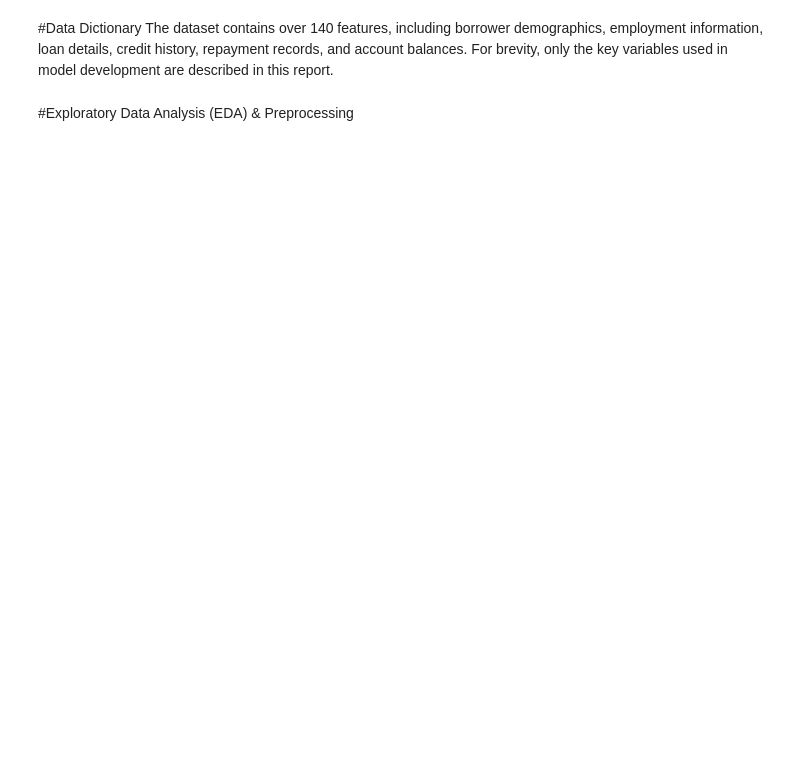
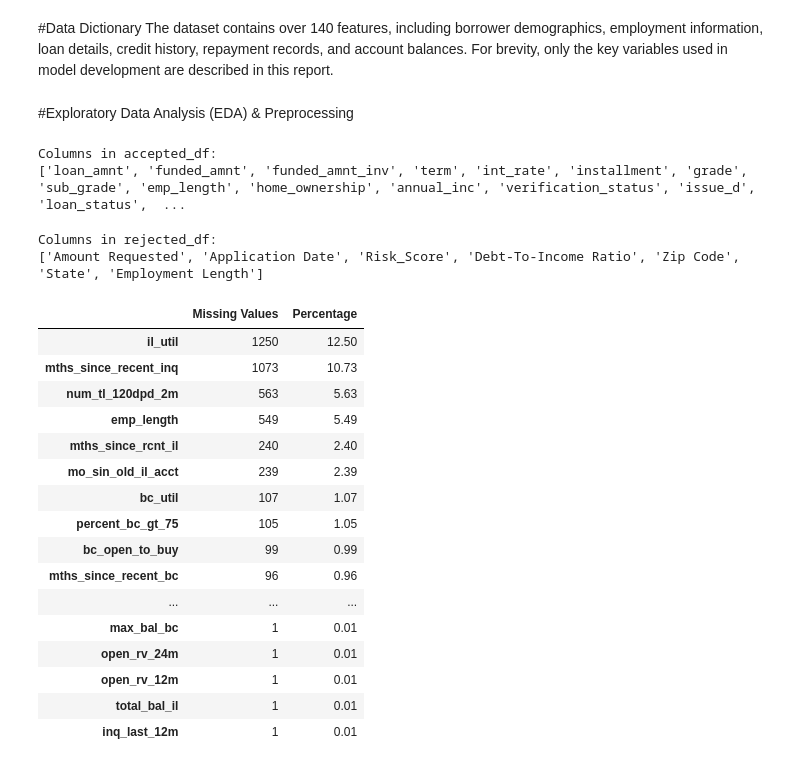
Before and after one commit to bhatturvashi2618-sketch/capstoneproject2, a Jupyter notebook: loan_approval.ipynb, the cells around one changed output. Cells and saved outputs as stored; diff of their text form; code cells hidden in the pictures; blank space fills up the shorter version.

```diff
--- a/loan_approval.ipynb
+++ b/loan_approval.ipynb
@@ -118,3 +125,77 @@ display(rejected_df.head())
 The dataset contains over 140 features, including borrower demographics, employment information, loan details, credit history, repayment records, and account balances. For brevity, only the key variables used in model development are described in this report.
 # %% [markdown]
 #Exploratory Data Analysis (EDA) & Preprocessing
+# %%
+#Identifiers such as id, member_id, url, and desc do not help the model learn patterns. They are unique for each loan or contain unnecessary text, so they should be removed.
+# Drop identifier columns
+columns_to_drop = [
+    'id', 'member_id', 'url', 'desc', 'title', 'emp_title',
+
+    'out_prncp', 'out_prncp_inv',
+    'total_pymnt', 'total_pymnt_inv',
+    'total_rec_prncp', 'total_rec_int',
+    'total_rec_late_fee', 'recoveries',
+    'collection_recovery_fee',
+    'last_pymnt_d', 'last_pymnt_amnt',
+    'next_pymnt_d', 'last_credit_pull_d',
+    'last_fico_range_high', 'last_fico_range_low',
+
+    'hardship_flag', 'hardship_type', 'hardship_reason',
+    'hardship_status', 'deferral_term',
+    'hardship_amount', 'hardship_start_date',
+    'hardship_end_date', 'payment_plan_start_date',
+    'hardship_length', 'hardship_dpd',
+    'hardship_loan_status',
+    'orig_projected_additional_accrued_interest',
+    'hardship_payoff_balance_amount',
+    'hardship_last_payment_amount',
+
+    'debt_settlement_flag',
+    'debt_settlement_flag_date',
+    'settlement_status',
+    'settlement_date',
+    'settlement_amount',
+    'settlement_percentage',
+    'settlement_term'
+]
+
+accepted_df.drop(columns=columns_to_drop, inplace=True, errors='ignore')
+rejected_df.drop(columns=['Loan Title', 'Policy Code'], inplace=True, errors='ignore')
+# %%
+print('Columns in accepted_df:')
+print(accepted_df.columns.tolist())
+# %% [output]
+Columns in accepted_df:
+['loan_amnt', 'funded_amnt', 'funded_amnt_inv', 'term', 'int_rate', 'installment', 'grade', 'sub_grade', 'emp_length', 'home_ownership', 'annual_inc', 'verification_status', 'issue_d', 'loan_status',  ...
+# %%
+print('Columns in rejected_df:')
+print(rejected_df.columns.tolist())
+# %% [output]
+Columns in rejected_df:
+['Amount Requested', 'Application Date', 'Risk_Score', 'Debt-To-Income Ratio', 'Zip Code', 'State', 'Employment Length']
+# %%
+missing = pd.DataFrame({
+    'Missing Values': accepted_df.isnull().sum(),
+    'Percentage': (accepted_df.isnull().sum() / len(accepted_df)) * 100
+})
+
+missing = missing[missing['Missing Values'] > 0]
+missing.sort_values('Percentage', ascending=False)
+# %% [output]
+|  | Missing Values | Percentage |
+| il_util | 1250 | 12.50 |
+| mths_since_recent_inq | 1073 | 10.73 |
+| num_tl_120dpd_2m | 563 | 5.63 |
+| emp_length | 549 | 5.49 |
+| mths_since_rcnt_il | 240 | 2.40 |
+| mo_sin_old_il_acct | 239 | 2.39 |
+| bc_util | 107 | 1.07 |
+| percent_bc_gt_75 | 105 | 1.05 |
+| bc_open_to_buy | 99 | 0.99 |
+| mths_since_recent_bc | 96 | 0.96 |
+| ... | ... | ... |
+| max_bal_bc | 1 | 0.01 |
+| open_rv_24m | 1 | 0.01 |
+| open_rv_12m | 1 | 0.01 |
+| total_bal_il | 1 | 0.01 |
+| inq_last_12m | 1 | 0.01 |
```
Also changed, not shown: parts of 32 cells of this notebook.
